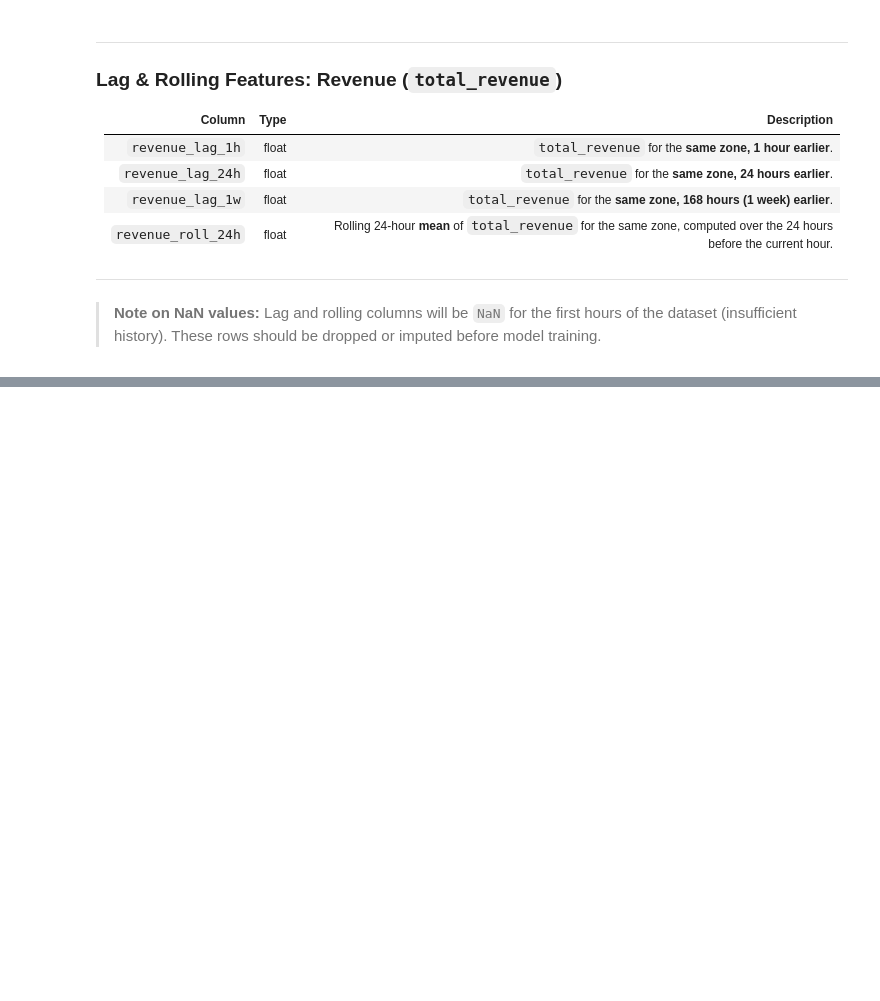
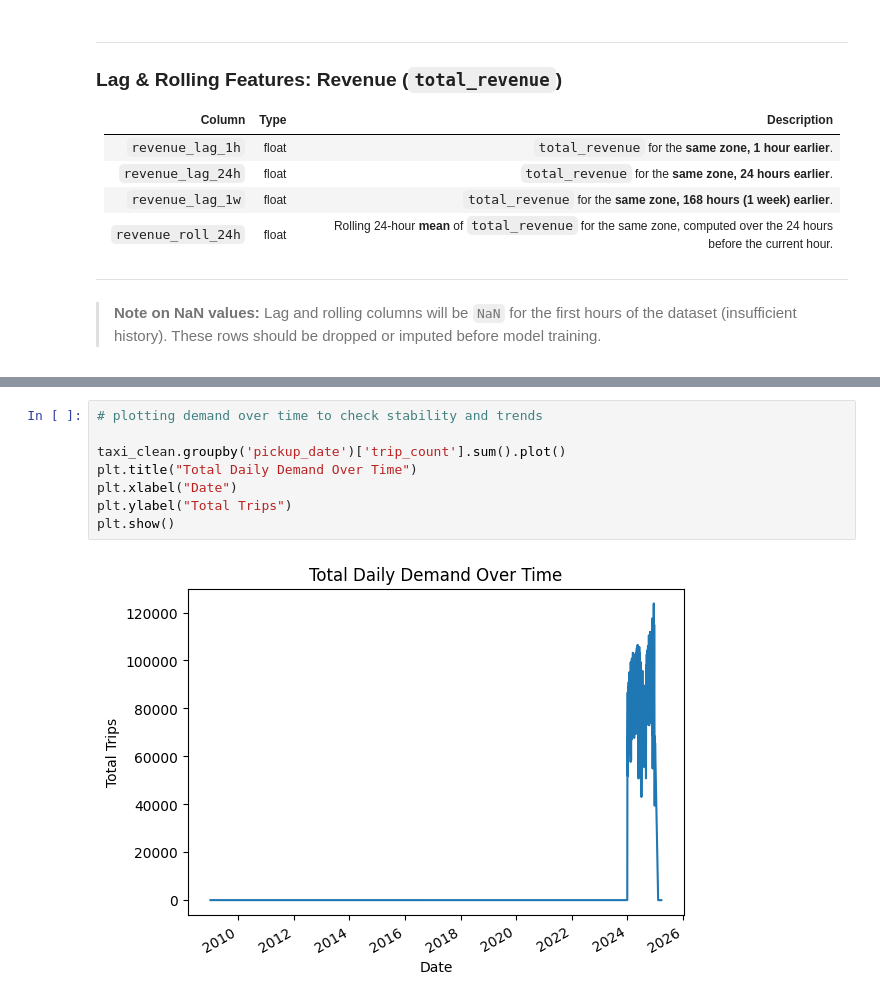
Before and after one commit to kaleater22/ID5059_Group_Project, a Jupyter notebook: ID5059 Group Project.ipynb, the cells around one changed output, grey strips where cells are left out. Drawn from its saved outputs; the diff is of its cells as text; blank space fills up the shorter version.

```diff
--- a/ID5059 Group Project.ipynb
+++ b/ID5059 Group Project.ipynb
@@ -320,0 +646,10 @@ print(nyc_taxi_2024['fare_amount'].describe(percentiles=[0.005, 0.05, 0.25, 0.5,
+# %%
+# plotting demand over time to check stability and trends
+
+taxi_clean.groupby('pickup_date')['trip_count'].sum().plot()
+plt.title("Total Daily Demand Over Time")
+plt.xlabel("Date")
+plt.ylabel("Total Trips")
+plt.show()
+# %% [output]
+[figure, added]
```
Also changed, not shown: parts of 28 cells of this notebook.
